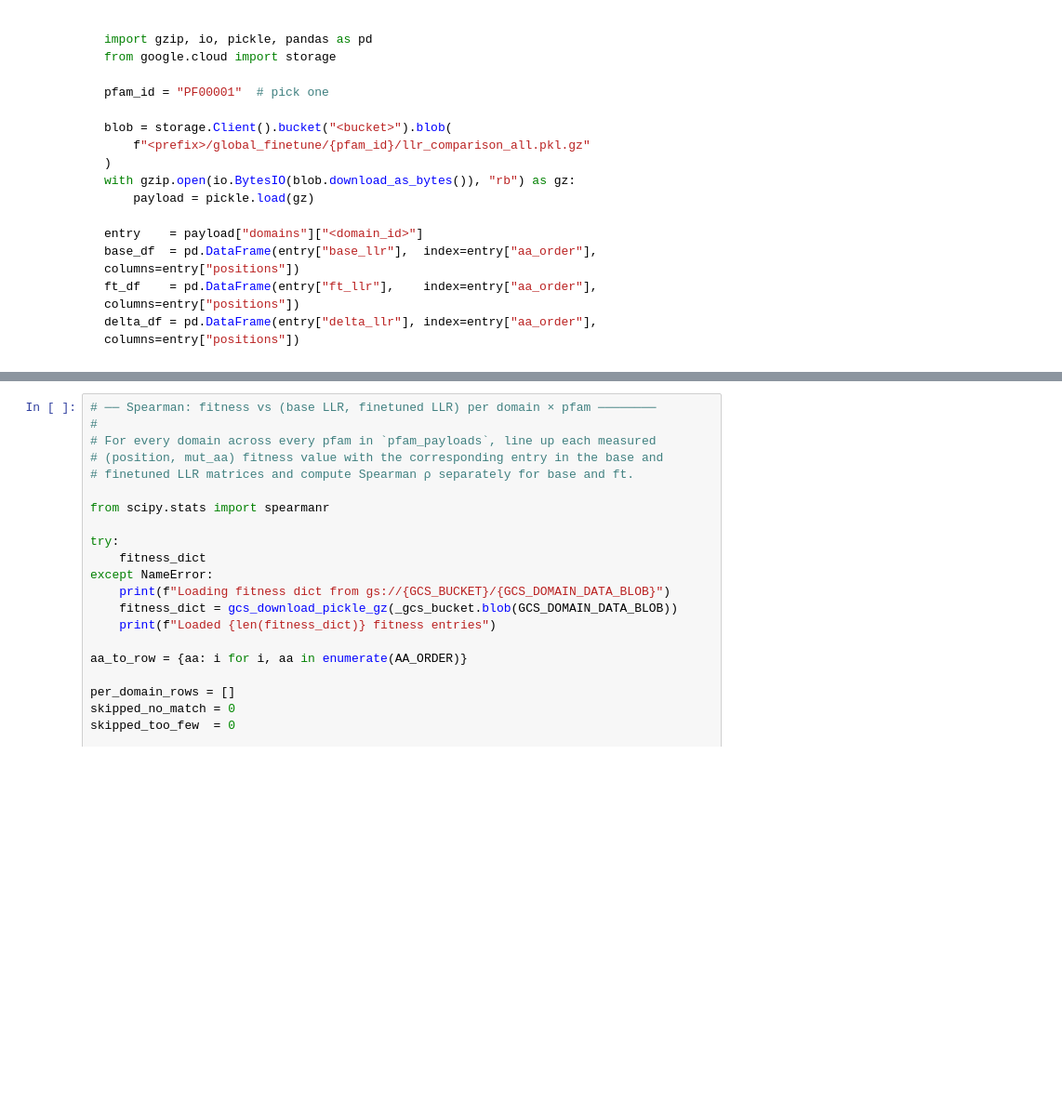
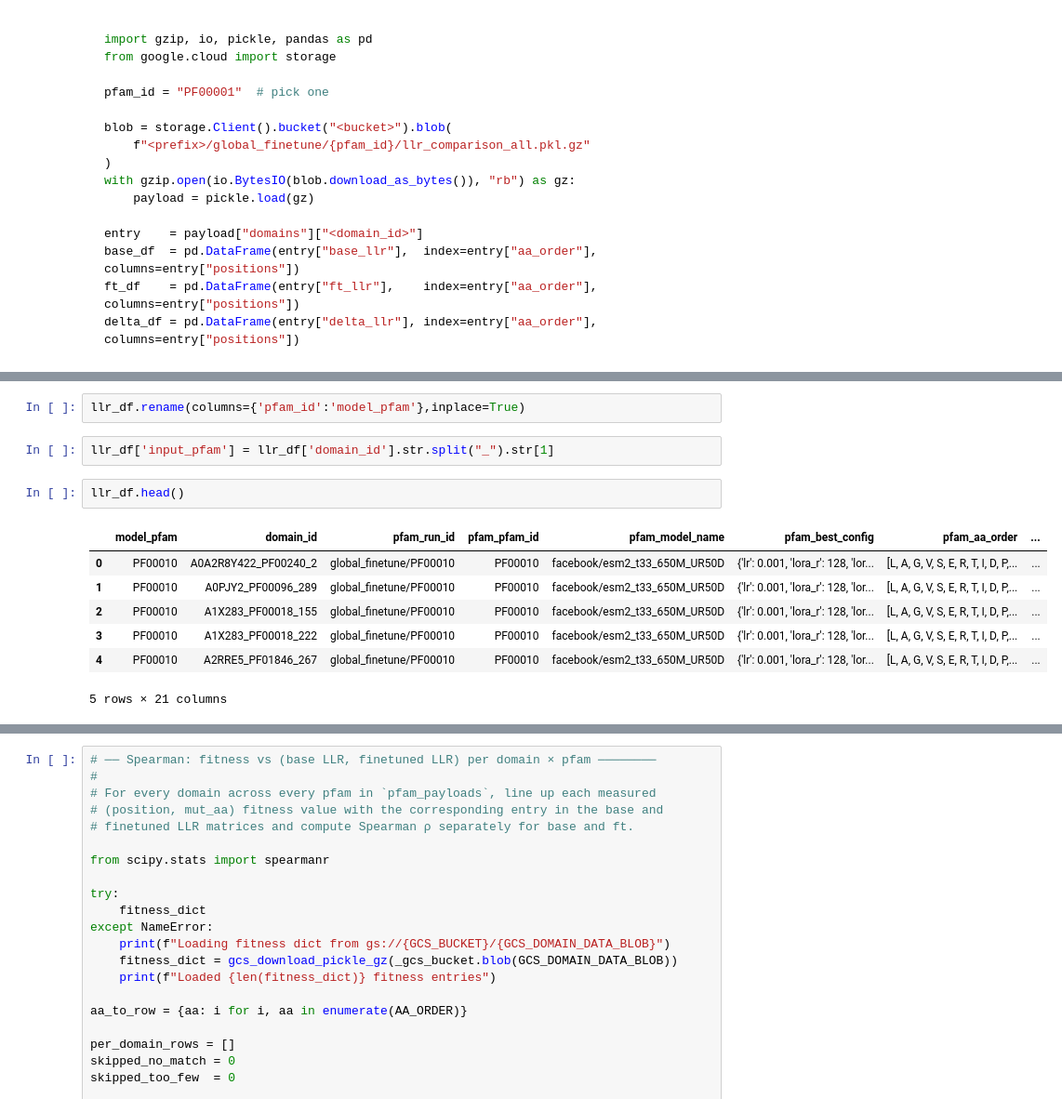
Before and after one commit to Hutch-Johnson/Protein-Language-Models, a Jupyter notebook: ESM_domainome_pfam_all_EDA.ipynb, the cells around one changed output, grey strips where cells are left out. Shown at 93% size. Drawn from its saved outputs; the diff is of its cells as text; blank space fills up the shorter version.

```diff
--- a/ESM_domainome_pfam_all_EDA.ipynb
+++ b/ESM_domainome_pfam_all_EDA.ipynb
@@ -353,0 +370,14 @@ llr_df.head()
+# %%
+llr_df.rename(columns={'pfam_id':'model_pfam'},inplace=True)
+# %%
+llr_df['input_pfam'] = llr_df['domain_id'].str.split("_").str[1]
+# %%
+llr_df.head()
+# %% [output]
+|  | model_pfam | domain_id | pfam_run_id | pfam_pfam_id | pfam_model_name | pfam_best_config | pfam_aa_order | ... |
+| 0 | PF00010 | A0A2R8Y422_PF00240_2 | global_finetune/PF00010 | PF00010 | facebook/esm2_t33_650M_UR50D | {'lr': 0.001, 'lora_r': 128, 'lor... | [L, A, G, V, S, E, R, T, I, D, P,... | ... |
+| 1 | PF00010 | A0PJY2_PF00096_289 | global_finetune/PF00010 | PF00010 | facebook/esm2_t33_650M_UR50D | {'lr': 0.001, 'lora_r': 128, 'lor... | [L, A, G, V, S, E, R, T, I, D, P,... | ... |
+| 2 | PF00010 | A1X283_PF00018_155 | global_finetune/PF00010 | PF00010 | facebook/esm2_t33_650M_UR50D | {'lr': 0.001, 'lora_r': 128, 'lor... | [L, A, G, V, S, E, R, T, I, D, P,... | ... |
+| 3 | PF00010 | A1X283_PF00018_222 | global_finetune/PF00010 | PF00010 | facebook/esm2_t33_650M_UR50D | {'lr': 0.001, 'lora_r': 128, 'lor... | [L, A, G, V, S, E, R, T, I, D, P,... | ... |
+| 4 | PF00010 | A2RRE5_PF01846_267 | global_finetune/PF00010 | PF00010 | facebook/esm2_t33_650M_UR50D | {'lr': 0.001, 'lora_r': 128, 'lor... | [L, A, G, V, S, E, R, T, I, D, P,... | ... |
+5 rows × 21 columns
```
Also changed, not shown: parts of 9 cells of this notebook.
